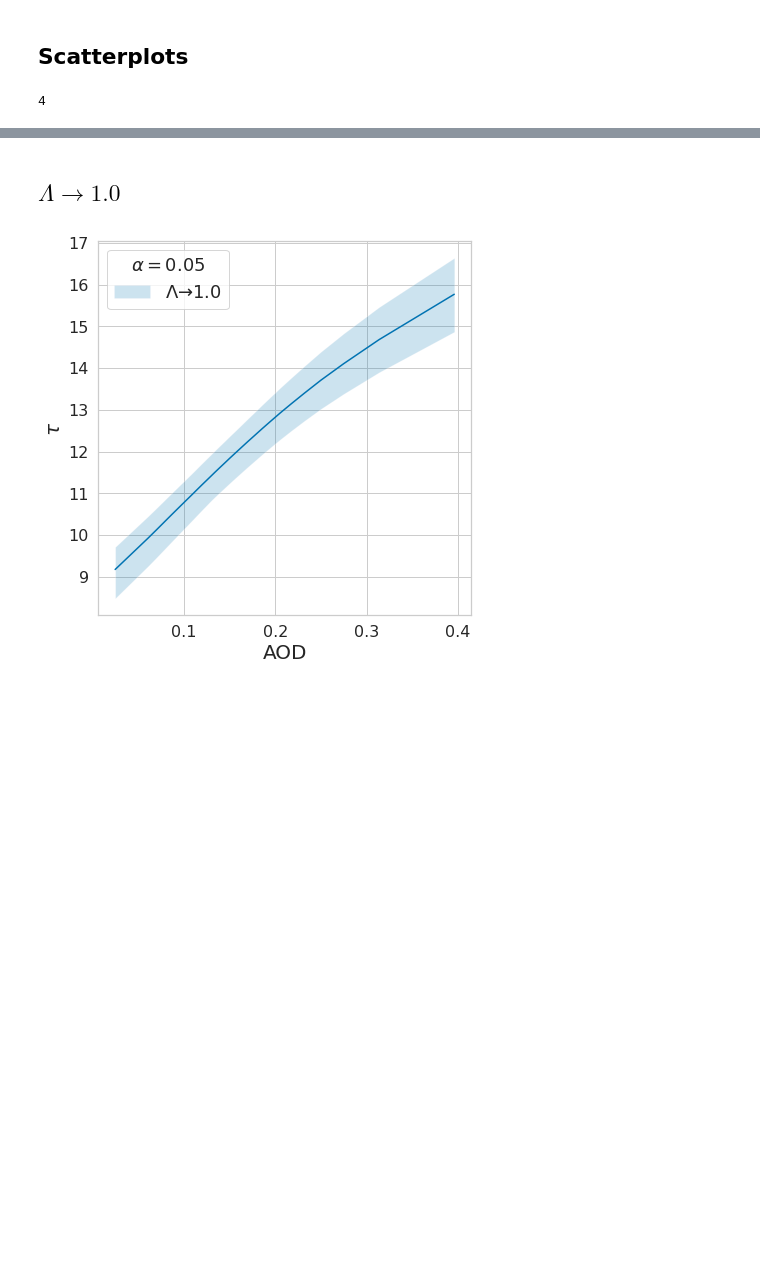
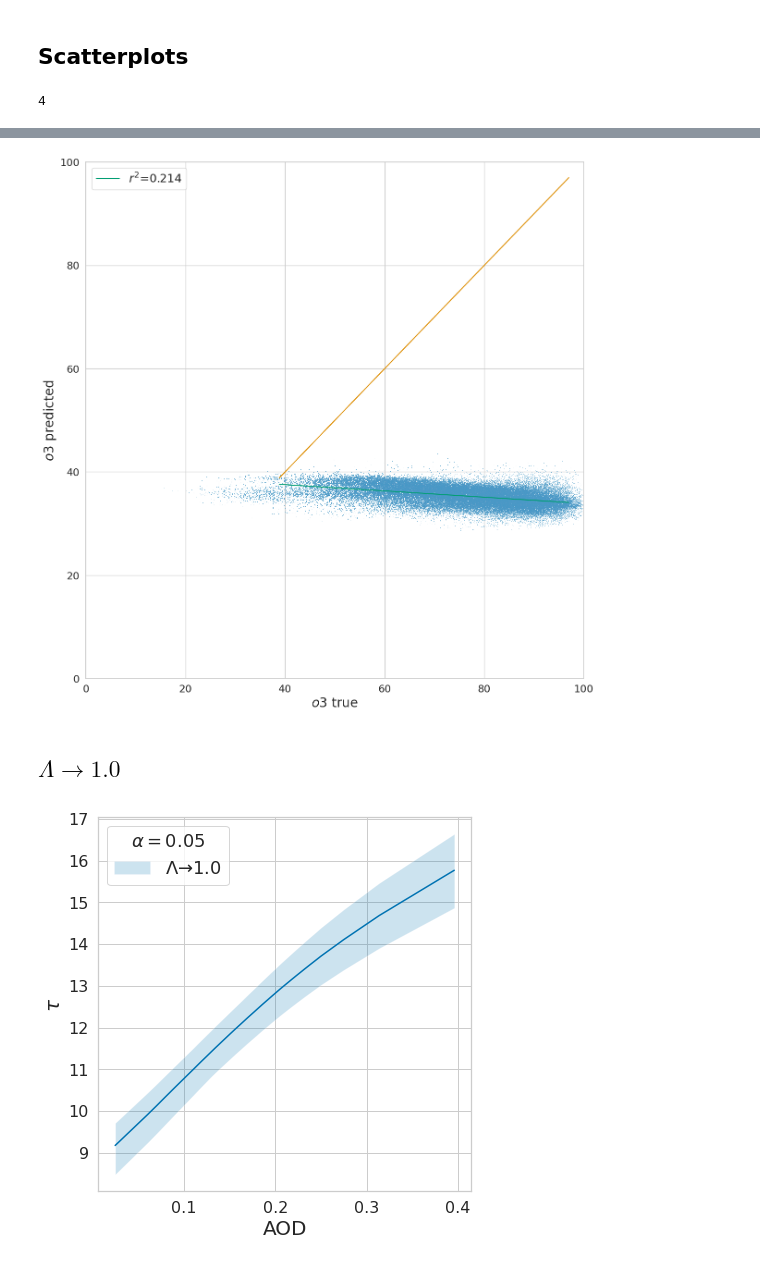
Before and after one commit to shmh40/overcast, a Jupyter notebook: examples/aci/transformer/evaluate_toar_edit.ipynb, the cells around one changed output, grey strips where cells are left out. Saved outputs shown, nothing was run; the diff lists cells and outputs as text; code cells hidden in the pictures; blank space fills up the shorter version.

```diff
--- a/examples/aci/transformer/evaluate_toar_edit.ipynb
+++ b/examples/aci/transformer/evaluate_toar_edit.ipynb
@@ -204,3 +213,24 @@ _ = ax4.legend(loc="upper left")
+# %%
+_, ax1 = plt.subplots(1, 1, figsize=(12, 12))
+
+idx_outcome = 0
+qs = np.quantile(observed_outcomes[:, idx_outcome], [0.01, 0.99])
+domain = np.arange(qs[0], qs[1], 0.01)
+slope, intercept, r, p, stderr = stats.linregress(
+    observed_outcomes[:, idx_outcome], means_ensemble.mean(0)[:, idx_outcome]
+)
+_ = sns.scatterplot(x=observed_outcomes[:, idx_outcome], y=means_ensemble.mean(0)[:, idx_outcome], s=0.5, ax=ax1)
+_ = ax1.plot(domain, domain, c="C1")
+_ = ax1.plot(domain, domain * slope + intercept, c="C2", label=f"$r^2$={r**2:.03f}")
+_ = ax1.set_xlim(0, 100)
+_ = ax1.set_ylim(0, 100)
+#_ = ax1.set_xlim(qs)
+#_ = ax1.set_ylim(qs)
+_ = ax1.set_xlabel(f"{TARGET_KEYS[idx_outcome]} true")
+_ = ax1.set_ylabel(f"{TARGET_KEYS[idx_outcome]} predicted")
+_ = ax1.legend(loc="upper left")
+# %% [output]
+[figure, added]
 # %% [markdown]
 ## $\Lambda  \to 1.0$
 # %%
```
Also changed, not shown: parts of 6 cells of this notebook.
